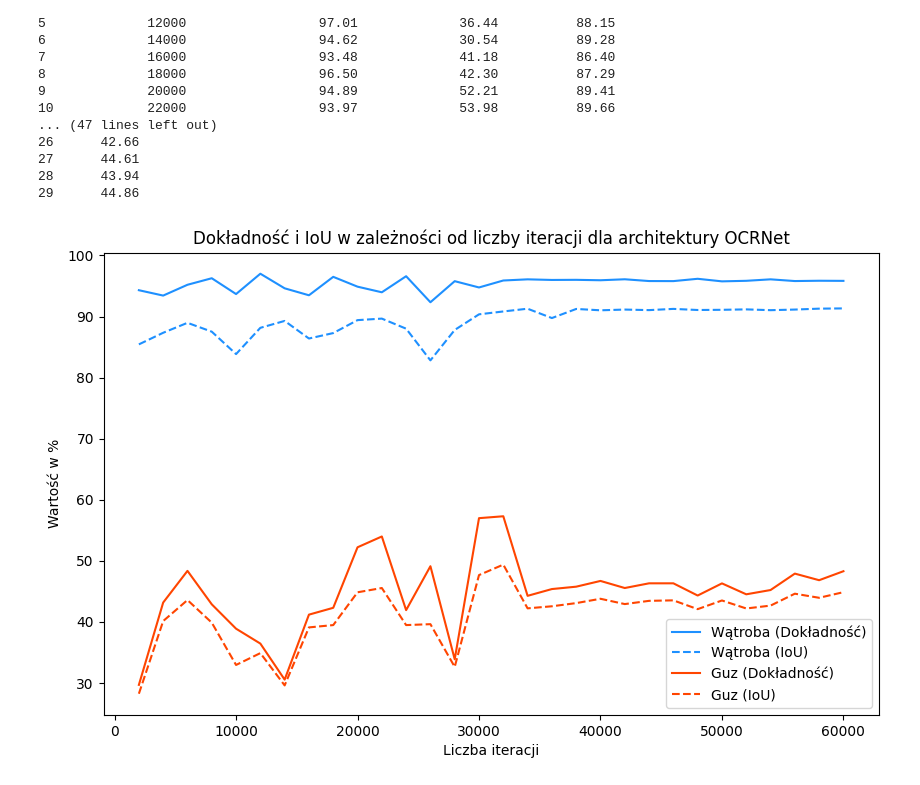
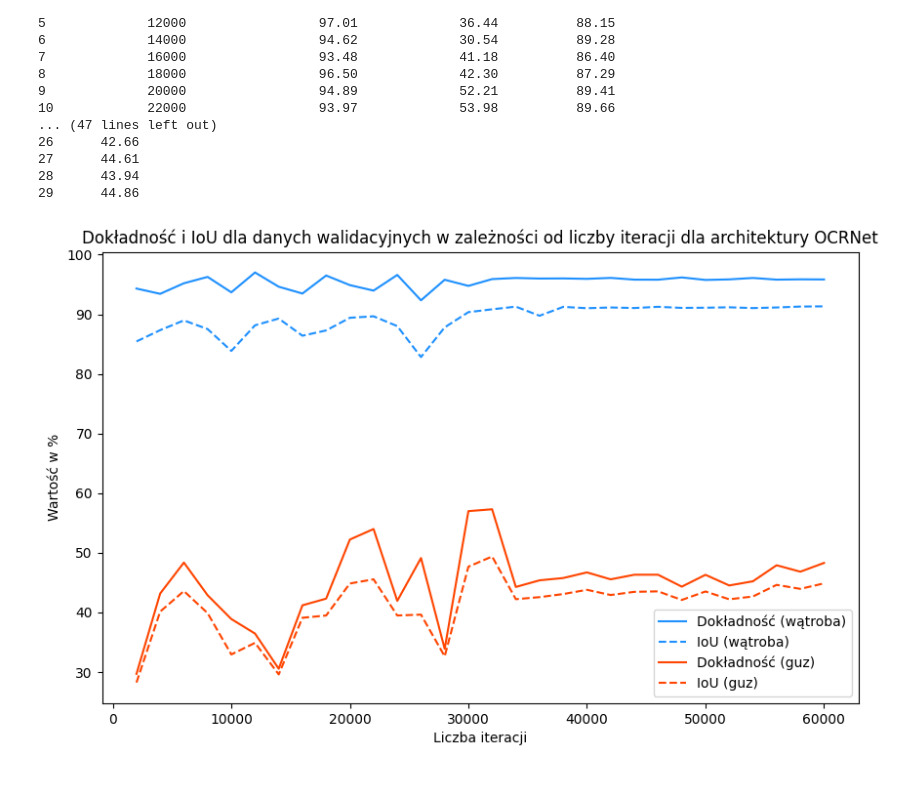
Before and after one commit to budzynskaJ/LiverCancerSeg-Volume, a Jupyter notebook: graphs.ipynb, the cells around one changed output. Cells and saved outputs as stored; diff of their text form; code cells hidden in the pictures.

```diff
--- a/graphs.ipynb
+++ b/graphs.ipynb
@@ -410,26 +382,22 @@ print(ocrnet_aug)
 # %%
 import matplotlib.pyplot as plt
 
-# Create line charts for accuracy and IoU of each organ
 plt.figure(figsize=(10, 6))
 
 # Wątroba
-plt.plot(ocrnet_aug["Liczba iteracji"], ocrnet_aug["Wątroba (Dokładność)"], label="Wątroba (Dokładność)", color='dodgerblue')
-plt.plot(ocrnet_aug["Liczba iteracji"], ocrnet_aug["Wątroba (IoU)"], label="Wątroba (IoU)", color = 'dodgerblue', linestyle='--')
+plt.plot(ocrnet_aug["Liczba iteracji"], ocrnet_aug["Wątroba (Dokładność)"], label="Dokładność (wątroba)", color='dodgerblue')
+plt.plot(ocrnet_aug["Liczba iteracji"], ocrnet_aug["Wątroba (IoU)"], label="IoU (wątroba)", color = 'dodgerblue', linestyle='--')
 
 # Guz
-plt.plot(ocrnet_aug["Liczba iteracji"], ocrnet_aug["Guz (Dokładność)"], label="Guz (Dokładność)", color='orangered')
-plt.plot(ocrnet_aug["Liczba iteracji"], ocrnet_aug["Guz (IoU)"], label="Guz (IoU)", color='orangered', linestyle='--')
+plt.plot(ocrnet_aug["Liczba iteracji"], ocrnet_aug["Guz (Dokładność)"], label="Dokładność (guz)", color='orangered')
+plt.plot(ocrnet_aug["Liczba iteracji"], ocrnet_aug["Guz (IoU)"], label="IoU (guz)", color='orangered', linestyle='--')
 
-# Add labels and title
 plt.xlabel("Liczba iteracji")
 plt.ylabel("Wartość w %")
-plt.title("Dokładność i IoU w zależności od liczby iteracji dla architektury OCRNet")
+plt.title("Dokładność i IoU dla danych walidacyjnych w zależności od liczby iteracji dla architektury OCRNet")
 
-# Add legend
 plt.legend()
 
-# Show the plot
 plt.show()
 # %% [output]
-[figure, old version]
+[figure, new version]
```
Also changed, not shown: parts of 8 cells of this notebook.
